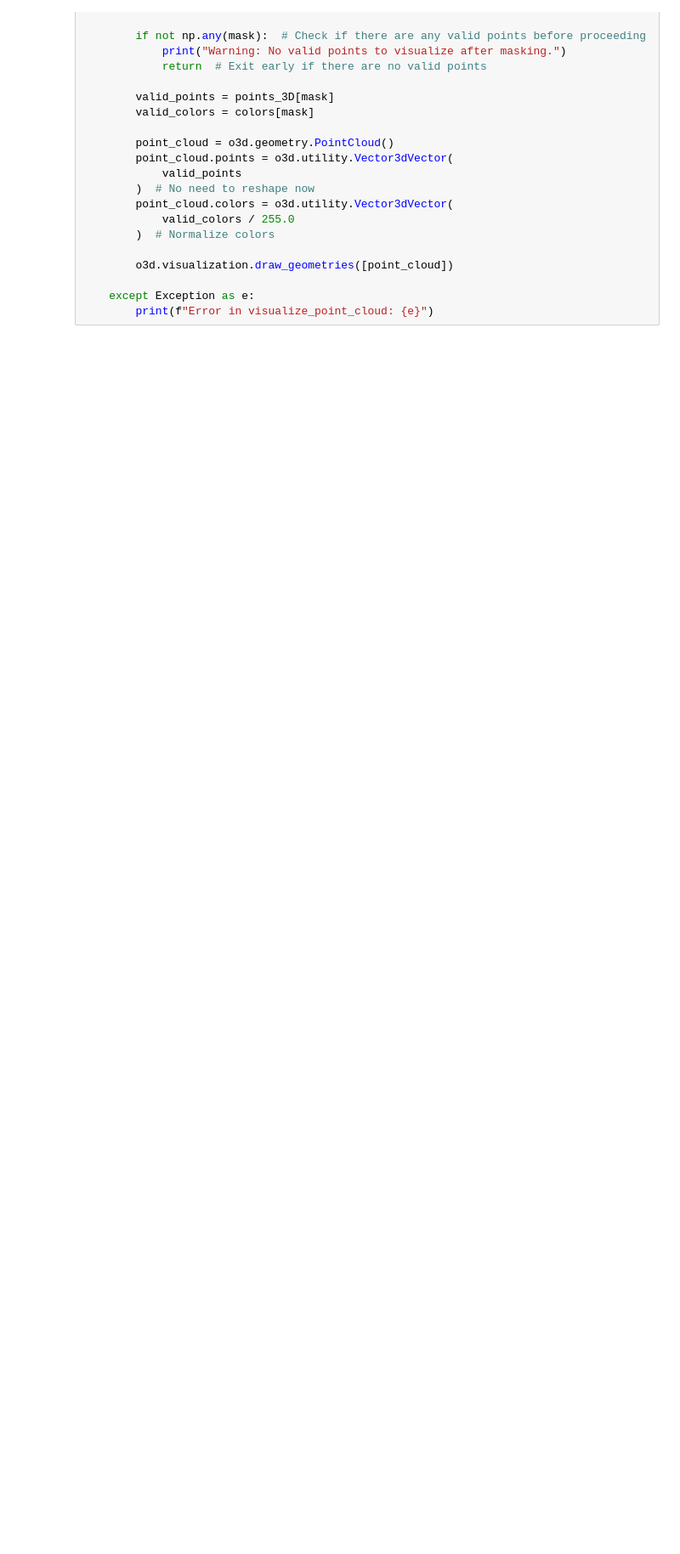
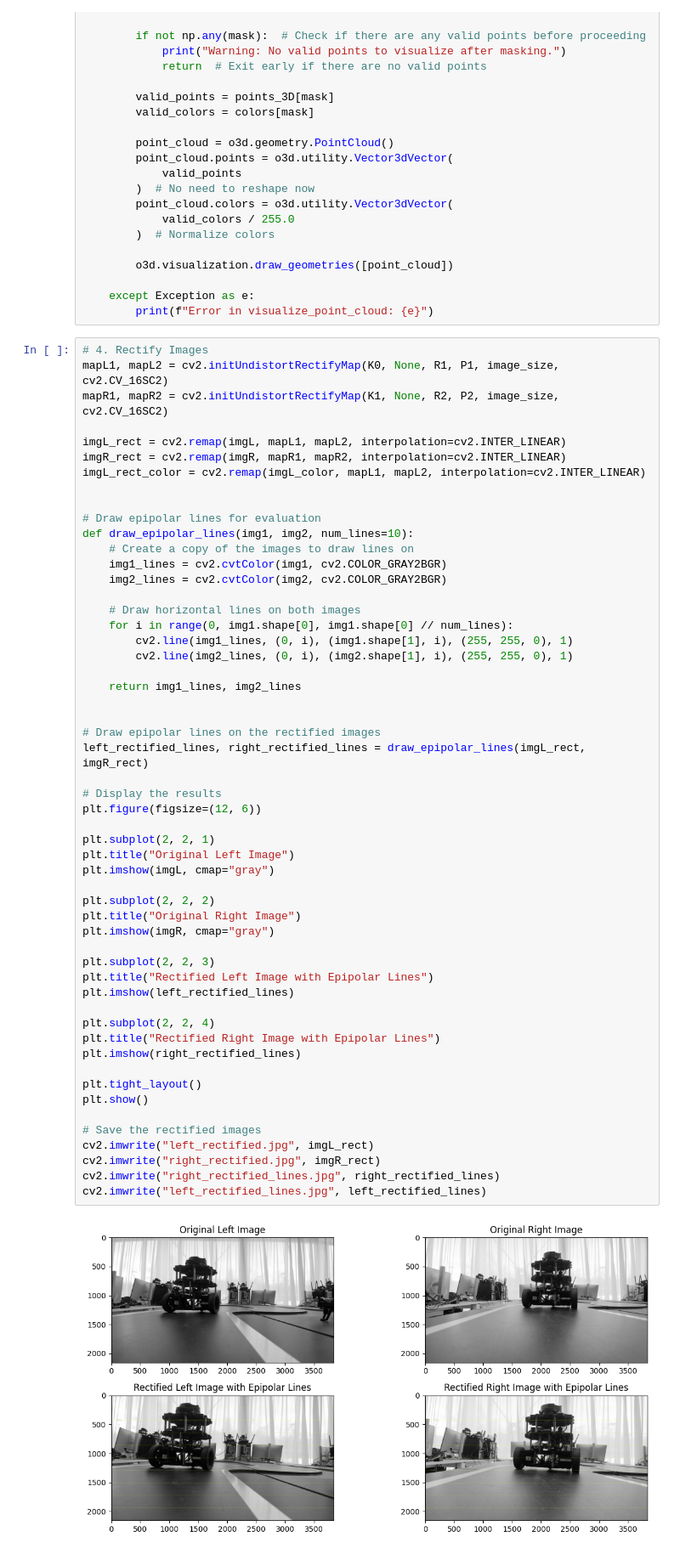
Before and after one commit to rafayaamirgull/stereo_reconstruction_cv, a Jupyter notebook: main.ipynb, the cells around one changed output. Shown: that part at 85% size. Saved outputs shown, nothing was run; the diff lists cells and outputs as text; blank space fills up the shorter version.

```diff
--- a/main.ipynb
+++ b/main.ipynb
@@ -282,3 +320,59 @@ def visualize_point_cloud(
 
     except Exception as e:
         print(f"Error in visualize_point_cloud: {e}")
+# %%
+# 4. Rectify Images
+mapL1, mapL2 = cv2.initUndistortRectifyMap(K0, None, R1, P1, image_size, cv2.CV_16SC2)
+mapR1, mapR2 = cv2.initUndistortRectifyMap(K1, None, R2, P2, image_size, cv2.CV_16SC2)
+
+imgL_rect = cv2.remap(imgL, mapL1, mapL2, interpolation=cv2.INTER_LINEAR)
+imgR_rect = cv2.remap(imgR, mapR1, mapR2, interpolation=cv2.INTER_LINEAR)
+imgL_rect_color = cv2.remap(imgL_color, mapL1, mapL2, interpolation=cv2.INTER_LINEAR)
+
+
+# Draw epipolar lines for evaluation
+def draw_epipolar_lines(img1, img2, num_lines=10):
+    # Create a copy of the images to draw lines on
+    img1_lines = cv2.cvtColor(img1, cv2.COLOR_GRAY2BGR)
+    img2_lines = cv2.cvtColor(img2, cv2.COLOR_GRAY2BGR)
+
+    # Draw horizontal lines on both images
+    for i in range(0, img1.shape[0], img1.shape[0] // num_lines):
+        cv2.line(img1_lines, (0, i), (img1.shape[1], i), (255, 255, 0), 1)
+        cv2.line(img2_lines, (0, i), (img2.shape[1], i), (255, 255, 0), 1)
+
+    return img1_lines, img2_lines
+
+
+# Draw epipolar lines on the rectified images
+left_rectified_lines, right_rectified_lines = draw_epipolar_lines(imgL_rect, imgR_rect)
+
+# Display the results
+plt.figure(figsize=(12, 6))
+
+plt.subplot(2, 2, 1)
+plt.title("Original Left Image")
+plt.imshow(imgL, cmap="gray")
+
+plt.subplot(2, 2, 2)
+plt.title("Original Right Image")
+plt.imshow(imgR, cmap="gray")
+
+plt.subplot(2, 2, 3)
+plt.title("Rectified Left Image with Epipolar Lines")
+plt.imshow(left_rectified_lines)
+
+plt.subplot(2, 2, 4)
+plt.title("Rectified Right Image with Epipolar Lines")
+plt.imshow(right_rectified_lines)
+
+plt.tight_layout()
+plt.show()
+
+# Save the rectified images
+cv2.imwrite("left_rectified.jpg", imgL_rect)
+cv2.imwrite("right_rectified.jpg", imgR_rect)
+cv2.imwrite("right_rectified_lines.jpg", right_rectified_lines)
+cv2.imwrite("left_rectified_lines.jpg", left_rectified_lines)
+# %% [output]
+[figure, added]
```
Also changed, not shown: parts of 6 cells of this notebook.
